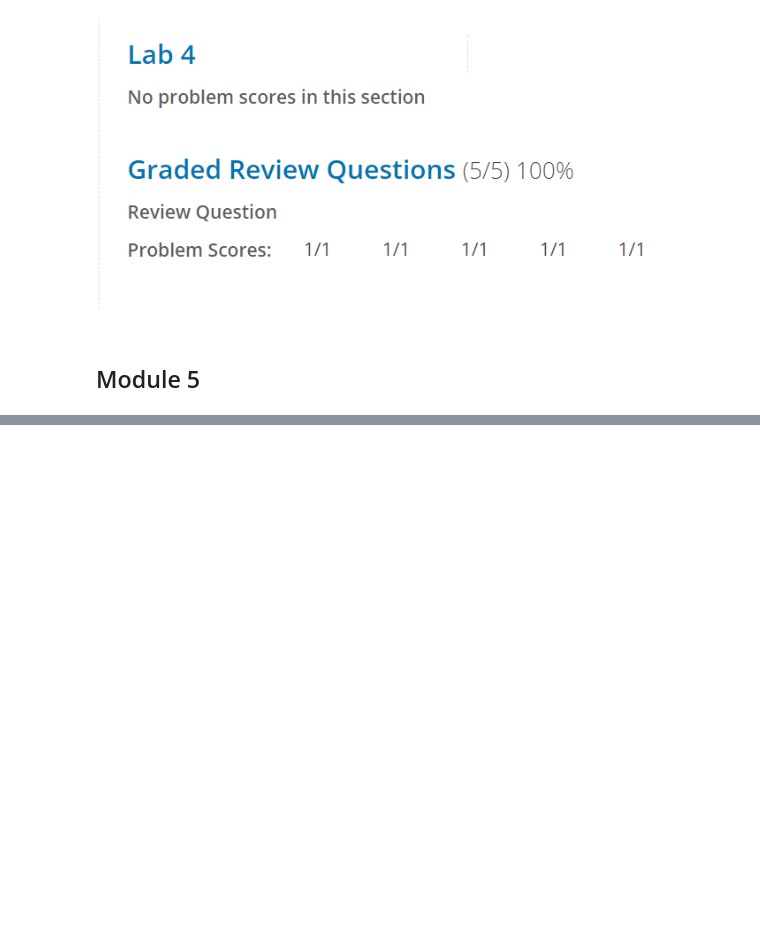
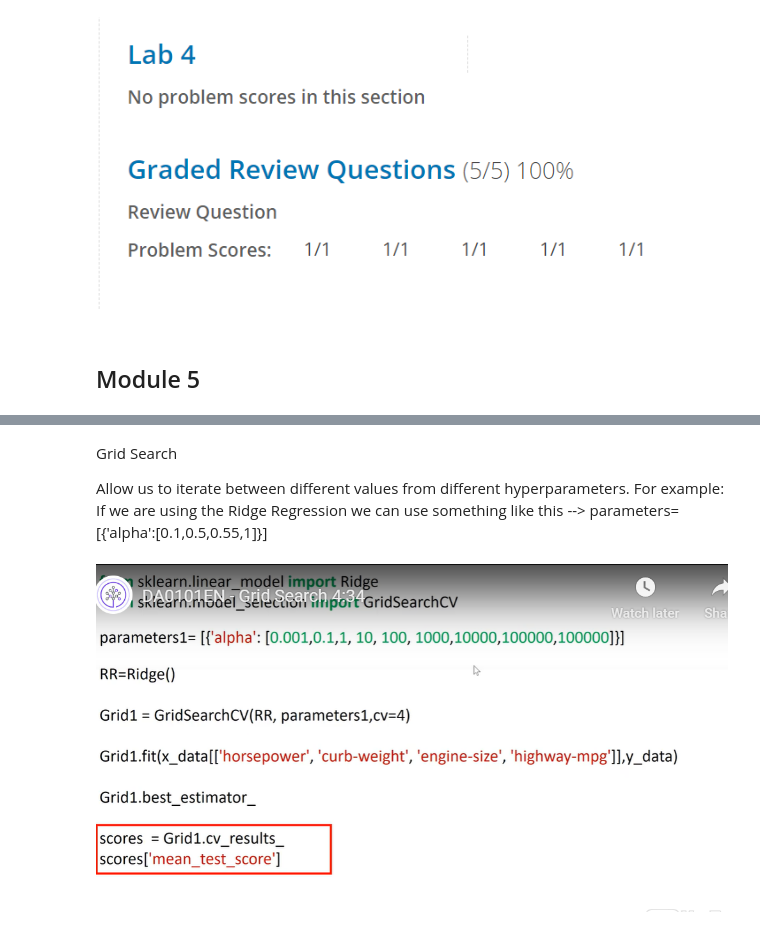
Before and after one commit to PosgradoMNA/actividades-de-aprendizaje-lauramh018, a Jupyter notebook: Data_Analysis_with_python.ipynb, the cells around one changed output, grey strips where cells are left out. Cells and saved outputs as stored; diff of their text form; code cells hidden in the pictures; blank space fills up the shorter version.

```diff
--- a/Data_Analysis_with_python.ipynb
+++ b/Data_Analysis_with_python.ipynb
@@ -738,0 +789,11 @@ Image(filename='module_4.png')
+# %% [markdown]
+Grid Search
+
+Allow us to iterate between different values from different hyperparameters.
+For example:
+If we are using the Ridge Regression we can use something like this
+-->  parameters= [{'alpha':[0.1,0.5,0.55,1]}]
+# %%
+Image(filename='grid.png')
+# %% [output]
+[figure, added]
```
Also changed, not shown: parts of 10 cells of this notebook.
